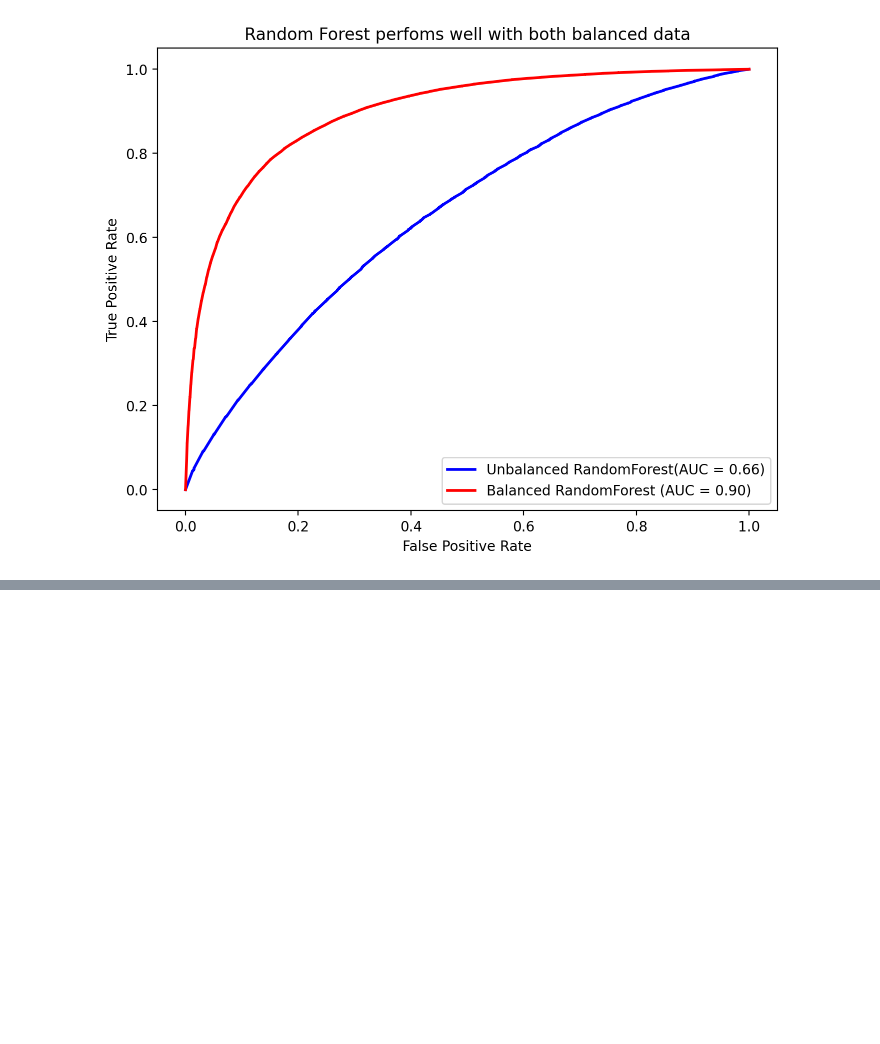
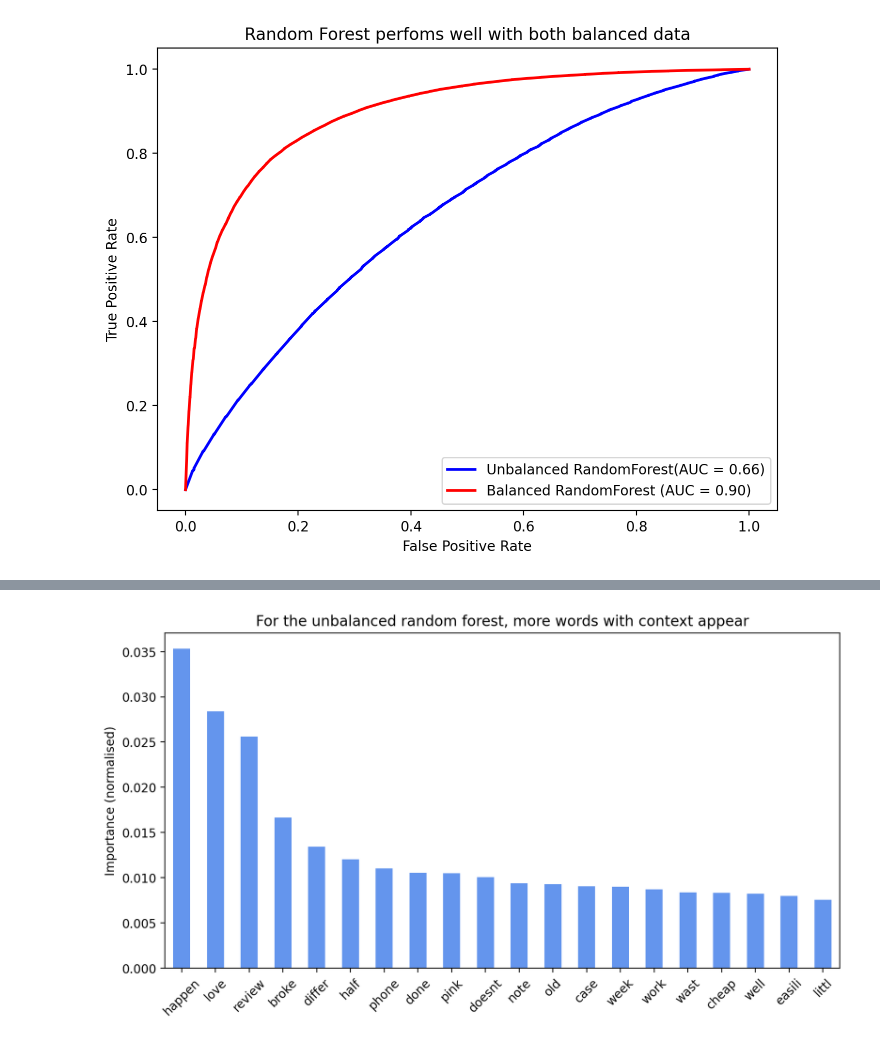
Before and after one commit to 0smee/nlp-capstone, a Jupyter notebook: notebooks/06-randomforest-model.ipynb, the cells around one changed output, grey strips where cells are left out. Drawn from its saved outputs; the diff is of its cells as text; code cells hidden in the pictures; blank space fills up the shorter version.

```diff
--- a/notebooks/06-randomforest-model.ipynb
+++ b/notebooks/06-randomforest-model.ipynb
@@ -213,5 +250,9 @@ y_test_pred_f = pipe_final.predict(X_test_unvec)
 y_train_pred_f_bal = pipe_final_bal.predict(X_train_unvec)
 y_test_pred_f_bal = pipe_final_bal.predict(X_test_unvec)
+# %%
+# feature formatting
+feature_unbal = [x.replace('1gram__', '').replace('2gram__', '') for x in list(pipe_final[0].get_feature_names_out())]
+feature_bal = [x.replace('1gram__', '').replace('2gram__', '') for x in list(pipe_final_bal[0].get_feature_names_out())]
 # %%
 cm = confusion_matrix(y_test, y_test_pred_f)
 cm_norm = confusion_matrix(y_test, y_test_pred_f, normalize="true")
@@ -311,0 +371,7 @@ with open('ranfor_roc_data.pkl', 'wb') as f:
+# %%
+fi_unbal = pipe_final[1].feature_importances_
+
+feature_imp_unbal = pd.DataFrame(fi_unbal.reshape(1,-1), columns=feature_unbal, index=['Importances']).T
+sorted_imp_unbal = feature_imp_unbal.sort_values(by='Importances', ascending=False)
+
+print(sorted_imp_unbal.head(10))
@@ -311,0 +409,8 @@ with open('ranfor_roc_data.pkl', 'wb') as f:
+# %%
+sorted_imp_unbal.head(20).plot(kind="bar", figsize=(10, 5), legend=False, color='cornflowerblue')
+plt.title("For the unbalanced random forest, more words with context appear")
+plt.ylabel("Importance (normalised)")
+plt.xticks(rotation=45)
+plt.show()
+# %% [output]
+[figure, added]
```
Also changed, not shown: parts of 35 cells of this notebook, 5 other files.
